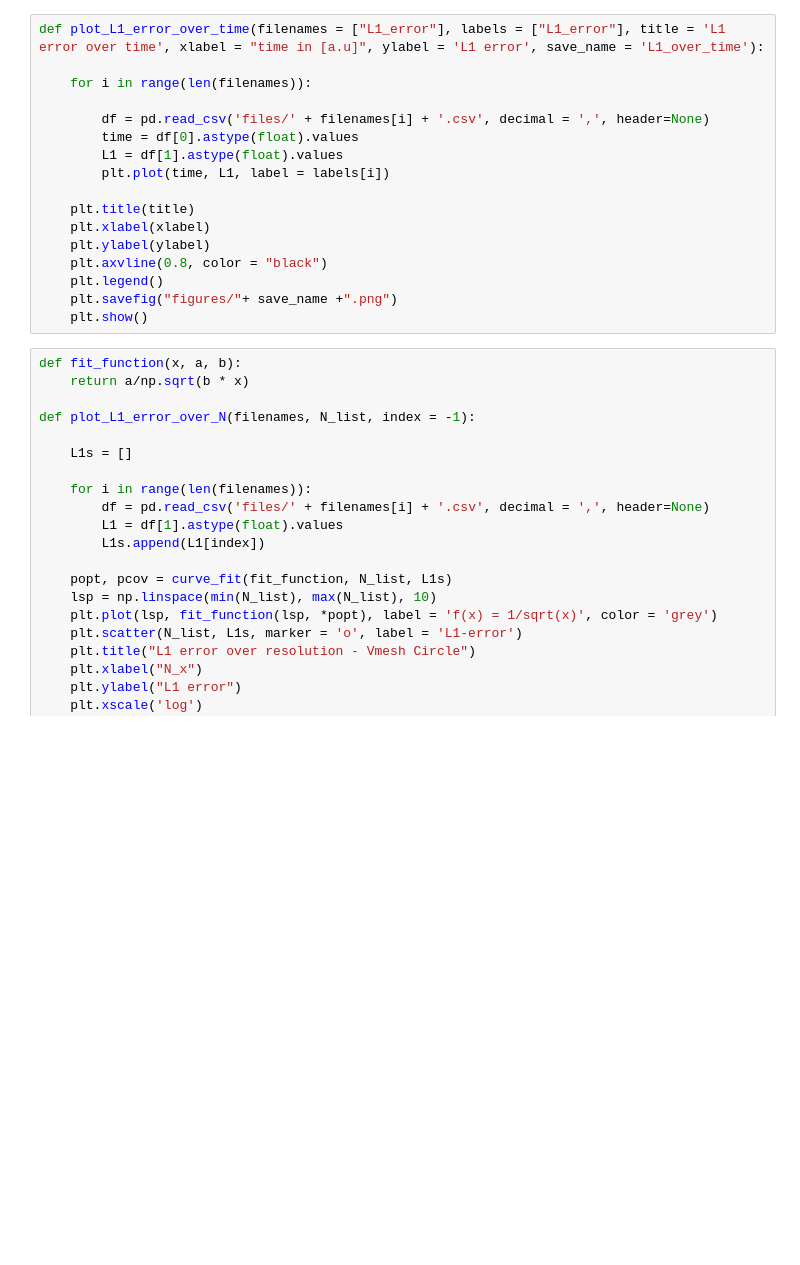
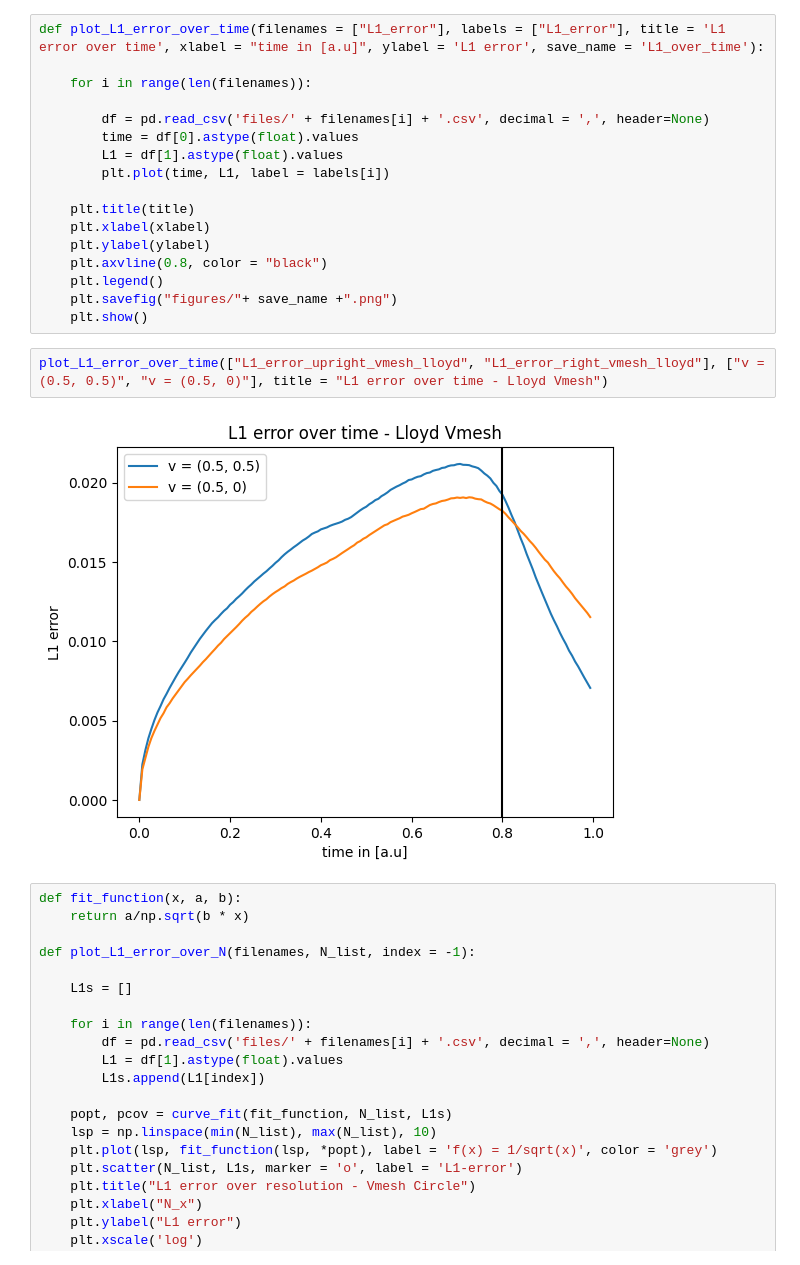
Before and after one commit to lucas56098/hydro_bsc_project, a Jupyter notebook: src/visualization.ipynb, the cells around one changed output. Drawn from its saved outputs; the diff is of its cells as text; blank space fills up the shorter version.

```diff
--- a/src/visualization.ipynb
+++ b/src/visualization.ipynb
@@ -221,6 +232,10 @@ def plot_L1_error_over_time(filenames = ["L1_error"], labels = ["L1_error"], tit
     plt.legend()
     plt.savefig("figures/"+ save_name +".png")
     plt.show()
+# %%
+plot_L1_error_over_time(["L1_error_upright_vmesh_lloyd", "L1_error_right_vmesh_lloyd"], ["v = (0.5, 0.5)", "v = (0.5, 0)"], title = "L1 error over time - Lloyd Vmesh")
+# %% [output]
+[figure, added]
 # %%
 def fit_function(x, a, b):
     return a/np.sqrt(b * x)
```
Also changed, not shown: parts of 3 cells of this notebook, 10 other files.
